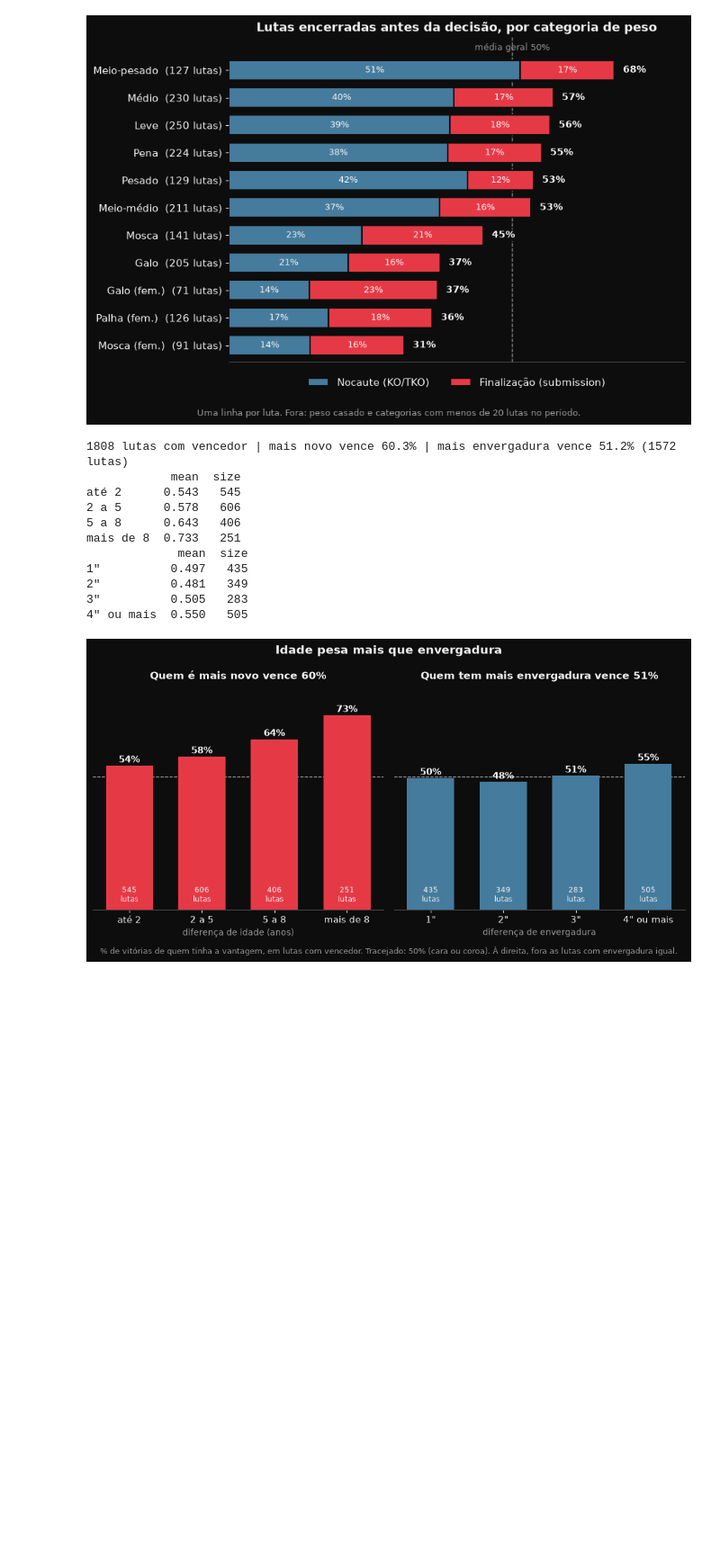
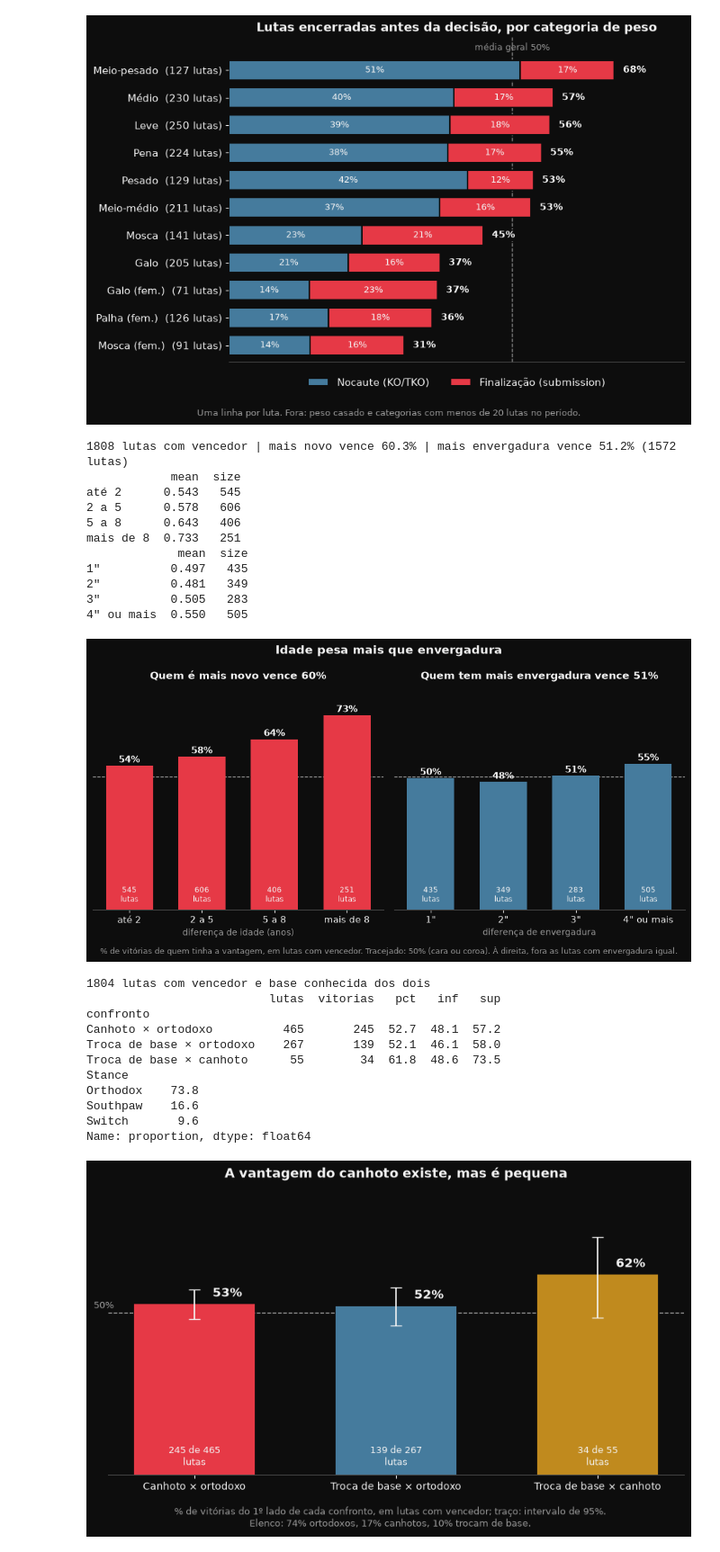
Before and after one commit to khannnn1/ufc-data, a Jupyter notebook: notebooks/02_visualizacao.ipynb, the cells around one changed output. Shown at 90% size. Drawn from its saved outputs; the diff is of its cells as text; code cells hidden in the pictures; blank space fills up the shorter version.

Commit message:
Adiciona gráfico de vantagem do canhoto por confronto de bases
Co-Authored-By: Claude Opus 5.5 <noreply@anthropic.com>

```diff
--- a/notebooks/02_visualizacao.ipynb
+++ b/notebooks/02_visualizacao.ipynb
@@ -832,3 +832,81 @@ mais de 8  0.733   251
 3"          0.505   283
 4" ou mais  0.550   505
 [figure]
+# %%
+# Canhoto x ortodoxo: em lutas com vencedor entre bases diferentes, quem vence?
+# Base da página do lutador (ligação por Fighter_URL). Barras = % de vitórias do 1º lado de cada
+# confronto (o menos comum); traço = intervalo de 95% (Wilson), porque com poucas centenas de lutas
+# uma diferença de 2-3 pontos cabe no acaso. Confrontos da mesma base não entram.
+import numpy as np
+
+lutadores = pd.read_csv("../data/processed/lutadores.csv")
+com_base = df.merge(lutadores[["Fighter_URL", "Stance"]], on="Fighter_URL")
+base_v = com_base[com_base["Resultado"] == "W"].set_index("Fight_URL")["Stance"]
+base_p = com_base[com_base["Resultado"] == "L"].set_index("Fight_URL")["Stance"]
+duelos_base = pd.concat([base_v.rename("v"), base_p.rename("p")], axis=1, join="inner").dropna()
+
+
+def wilson(acertos, n, z=1.96):
+    p = acertos / n
+    centro = (p + z**2 / (2 * n)) / (1 + z**2 / n)
+    margem = z * np.sqrt(p * (1 - p) / n + z**2 / (4 * n**2)) / (1 + z**2 / n)
+    return centro - margem, centro + margem
+
+
+confrontos = [("Southpaw", "Orthodox", "Canhoto × ortodoxo"),
+              ("Switch", "Orthodox", "Troca de base × ortodoxo"),
+              ("Switch", "Southpaw", "Troca de base × canhoto")]
+linhas = []
+for a, b, rotulo in confrontos:
+    no_confronto = ((duelos_base["v"] == a) & (duelos_base["p"] == b)) | ((duelos_base["v"] == b) & (duelos_base["p"] == a))
+    n = int(no_confronto.sum())
+    vitorias = int((no_confronto & (duelos_base["v"] == a)).sum())
+    inf, sup = wilson(vitorias, n)
+    linhas.append({"confronto": rotulo, "lutas": n, "vitorias": vitorias,
+                   "pct": vitorias / n * 100, "inf": inf * 100, "sup": sup * 100})
+tabela_base = pd.DataFrame(linhas).set_index("confronto")
+distribuicao_base = lutadores["Stance"].value_counts(normalize=True) * 100
+print(f"{len(duelos_base)} lutas com vencedor e base conhecida dos dois")
+print(tabela_base.round(1))
+print(distribuicao_base.round(1))
+
+fig, ax = plt.subplots(figsize=(8.5, 5.2))
+x = np.arange(len(tabela_base))
+ax.bar(x, tabela_base["pct"], color=[COR_VERMELHO, COR_AZUL, COR_AMARELO], width=0.6)
+ax.errorbar(x, tabela_base["pct"],
+            yerr=[tabela_base["pct"] - tabela_base["inf"], tabela_base["sup"] - tabela_base["pct"]],
+            fmt="none", ecolor="#f5f5f5", elinewidth=1.3, capsize=6, zorder=3)
+for xi, linha in zip(x, tabela_base.itertuples()):
+    ax.text(xi + 0.09, linha.pct + 1.5, f"{linha.pct:.0f}%", ha="left", va="bottom",
+            fontsize=12, fontweight="bold", color="#f5f5f5")
+    ax.text(xi, 3, f"{linha.vitorias} de {linha.lutas}\nlutas", ha="center", fontsize=9, color="#f5f5f5")
+ax.axhline(50, color="#9a9a9a", linestyle="--", linewidth=1, zorder=0.5)
+ax.text(-0.5, 50.8, "50%", ha="left", va="bottom", fontsize=9, color="#9a9a9a")
+
+ax.set_xticks(x)
+ax.set_xticklabels(tabela_base.index, fontsize=10)
+ax.set_yticks([])
+ax.set_ylim(0, 90)
+ax.grid(False)
+ax.set_title("A vantagem do canhoto existe, mas é pequena", fontsize=13, fontweight="bold")
+fig.text(0.5, 0.01, "% de vitórias do 1º lado de cada confronto, em lutas com vencedor; traço: intervalo de 95%.\n"
+         f"Elenco: {distribuicao_base['Orthodox']:.0f}% ortodoxos, {distribuicao_base['Southpaw']:.0f}% canhotos, "
+         f"{distribuicao_base['Switch']:.0f}% trocam de base.",
+         ha="center", fontsize=9, color="#9a9a9a")
+
+plt.tight_layout(rect=(0, 0.07, 1, 1))
+plt.savefig("../figures/base_canhoto_vs_ortodoxo.png", dpi=150, facecolor=fig.get_facecolor())
+plt.show()
+# %% [output]
+1804 lutas com vencedor e base conhecida dos dois
+                          lutas  vitorias   pct   inf   sup
+confronto
+Canhoto × ortodoxo          465       245  52.7  48.1  57.2
+Troca de base × ortodoxo    267       139  52.1  46.1  58.0
+Troca de base × canhoto      55        34  61.8  48.6  73.5
+Stance
+Orthodox    73.8
+Southpaw    16.6
+Switch       9.6
+Name: proportion, dtype: float64
+[figure, added]
```
Also changed, not shown: 4 other files.
